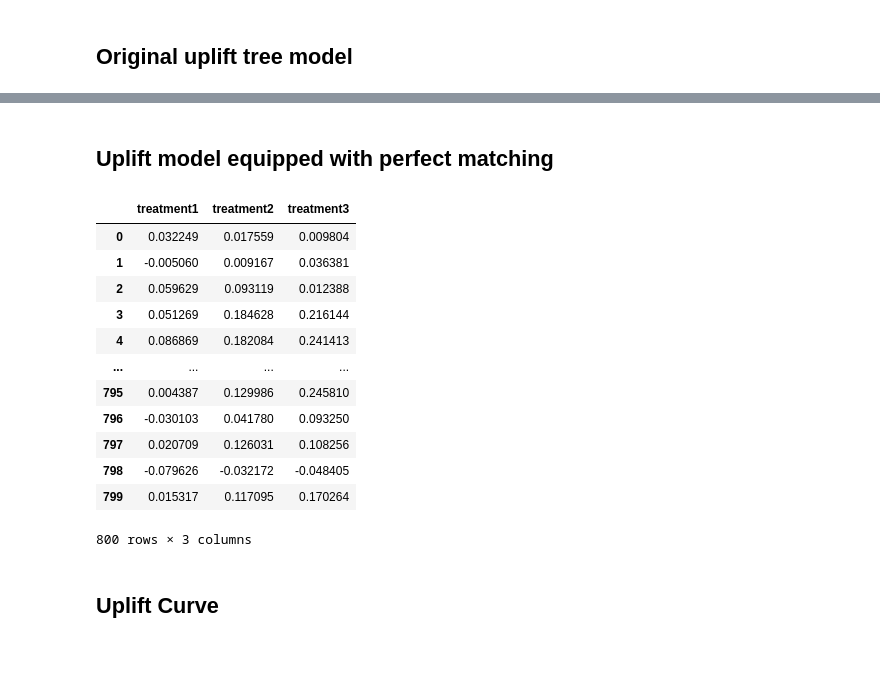
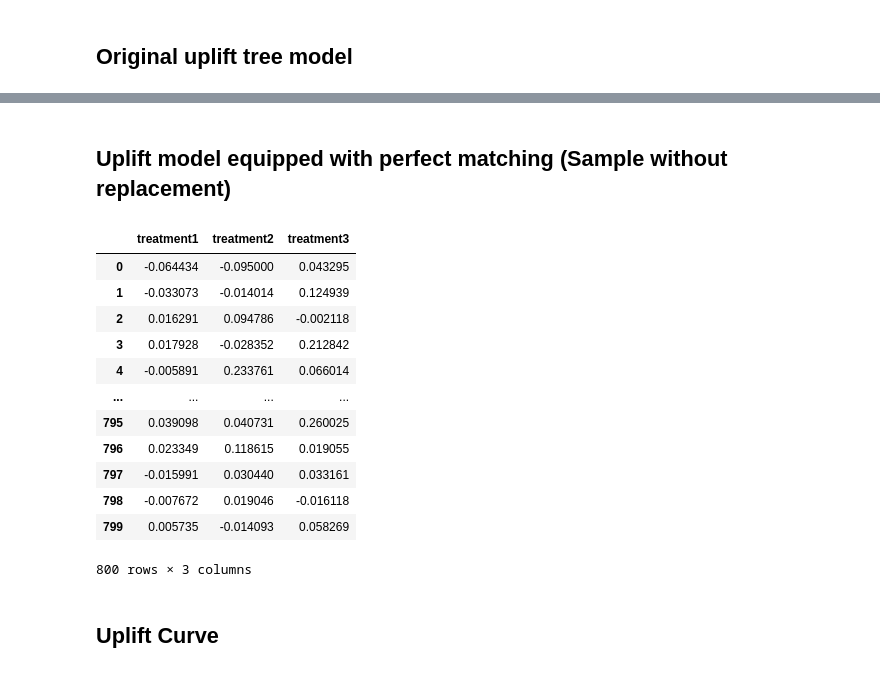
Before and after one commit to yling1105/causalml, a Jupyter notebook: causalml/inference/test_for_pm1.ipynb, the cells around one changed output, grey strips where cells are left out. Cells and saved outputs as stored; diff of their text form; code cells hidden in the pictures.

```diff
--- a/causalml/inference/test_for_pm1.ipynb
+++ b/causalml/inference/test_for_pm1.ipynb
@@ -50,2 +79,2 @@ result_bt
 # %% [markdown]
-## Uplift model equipped with perfect matching
+## Uplift model equipped with perfect matching (Sample without replacement)
@@ -54,4 +81,23 @@ pm_uplift = PMUpliftRandomForestClassifier(control_name='control')
 # %%
+pm_uplift = PMUpliftRandomForest(control_name='control')
 pm_uplift.fit(df_train[x_names].values,
               treatment=df_train['treatment_group_key'].values,
               y=df_train['conversion'].values)
+y_pred_pm = pm_uplift.predict(df_test[x_names].values)
+result_pm = pd.DataFrame(y_pred_pm,
+                      columns=pm_uplift.classes_)
+result_pm
+# %% [output]
+|  | treatment1 | treatment2 | treatment3 |
+| 0 | -0.064434 | -0.095000 | 0.043295 |
+| 1 | -0.033073 | -0.014014 | 0.124939 |
+| 2 | 0.016291 | 0.094786 | -0.002118 |
+| 3 | 0.017928 | -0.028352 | 0.212842 |
+| 4 | -0.005891 | 0.233761 | 0.066014 |
+| ... | ... | ... | ... |
+| 795 | 0.039098 | 0.040731 | 0.260025 |
+| 796 | 0.023349 | 0.118615 | 0.019055 |
+| 797 | -0.015991 | 0.030440 | 0.033161 |
+| 798 | -0.007672 | 0.019046 | -0.016118 |
+| 799 | 0.005735 | -0.014093 | 0.058269 |
+800 rows × 3 columns
@@ -63,18 +104,2 @@ result_pm = pd.DataFrame(y_pred_pm,
-# %%
-result_pm
-# %% [output]
-|  | treatment1 | treatment2 | treatment3 |
-| 0 | 0.032249 | 0.017559 | 0.009804 |
-| 1 | -0.005060 | 0.009167 | 0.036381 |
-| 2 | 0.059629 | 0.093119 | 0.012388 |
-| 3 | 0.051269 | 0.184628 | 0.216144 |
-| 4 | 0.086869 | 0.182084 | 0.241413 |
-| ... | ... | ... | ... |
-| 795 | 0.004387 | 0.129986 | 0.245810 |
-| 796 | -0.030103 | 0.041780 | 0.093250 |
-| 797 | 0.020709 | 0.126031 | 0.108256 |
-| 798 | -0.079626 | -0.032172 | -0.048405 |
-| 799 | 0.015317 | 0.117095 | 0.170264 |
-800 rows × 3 columns
 # %% [markdown]
 ## Uplift Curve
```
Also changed, not shown: parts of 15 cells of this notebook, 1 other file.
